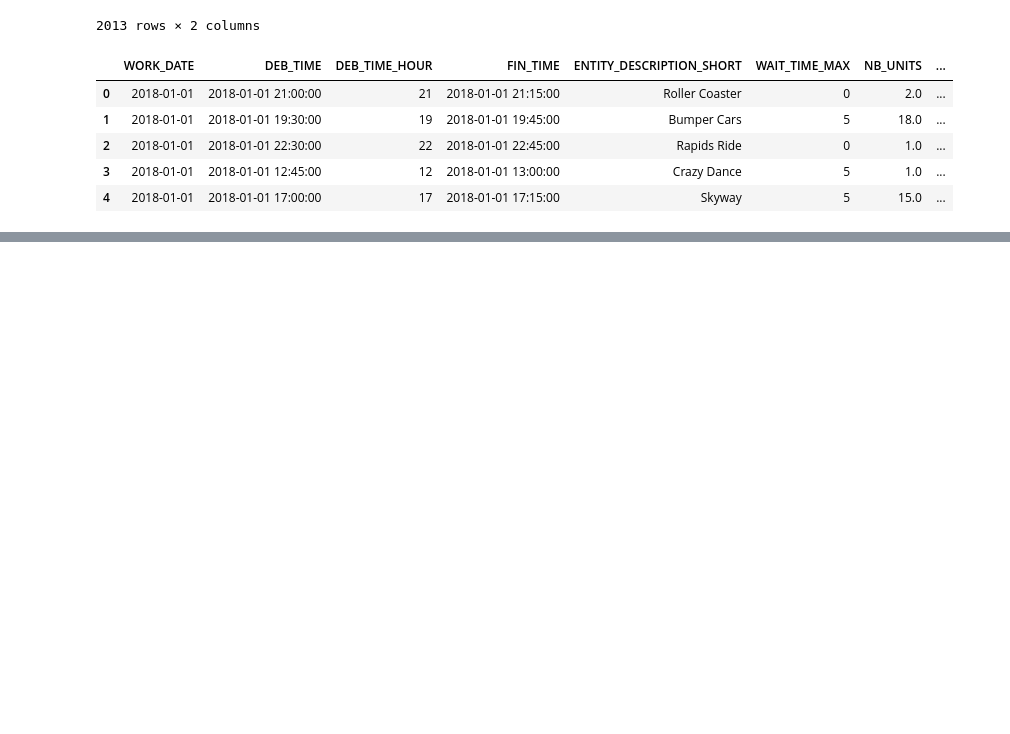
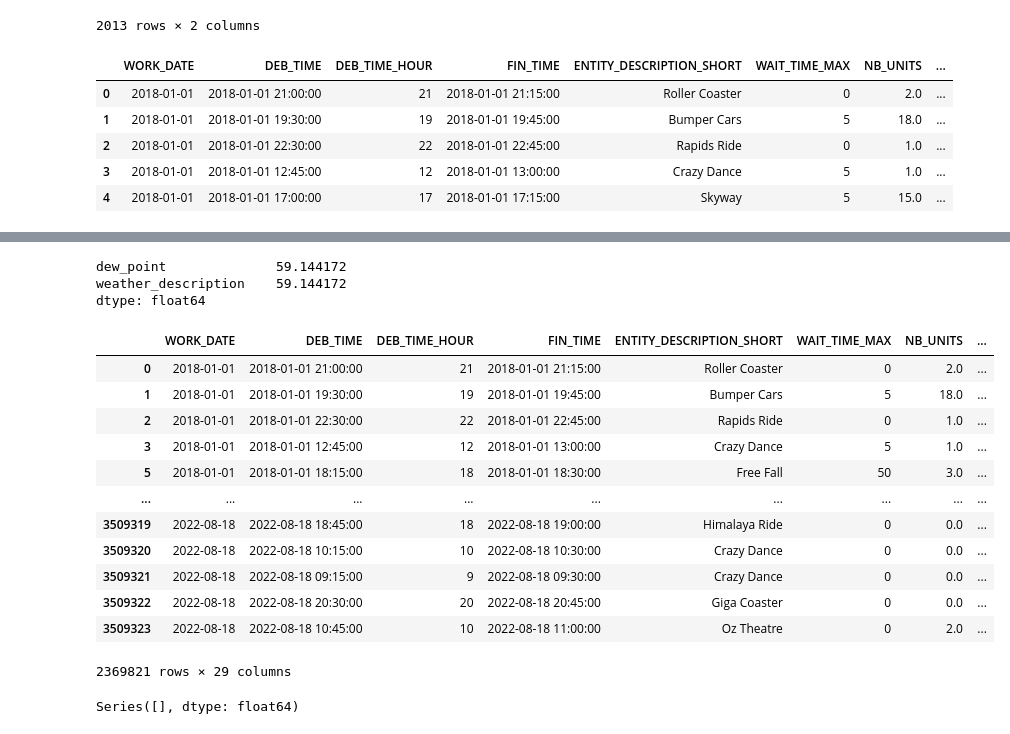
Before and after one commit to Behachee/The-Endless-Line, a Jupyter notebook: merging.ipynb, the cells around one changed output, grey strips where cells are left out. Drawn from its saved outputs; the diff is of its cells as text; code cells hidden in the pictures; blank space fills up the shorter version.

```diff
--- a/merging.ipynb
+++ b/merging.ipynb
@@ -329,0 +373,47 @@ final_df = pd.concat([merge_1[merge_1.columns.difference(numeric_cols)], numeric
+# %%
+# Inputation par 0 pour les valeurs manquantes pour attendance
+merge_1['attendance'].fillna(0, inplace=True)
+
+#Imputation de la moyenne pour les valeurs manquantes pour les autres colonnes
+merge_1['temp'].fillna(merge_1['temp'].mean(), inplace=True)
+merge_1['feels_like'].fillna(merge_1['feels_like'].mean(), inplace=True)
+merge_1['temp_min'].fillna(merge_1['temp_min'].mean(), inplace=True)
+merge_1['temp_max'].fillna(merge_1['temp_max'].mean(), inplace=True)
+merge_1['pressure'].fillna(merge_1['pressure'].mean(), inplace=True)
+merge_1['humidity'].fillna(merge_1['humidity'].mean(), inplace=True)
+merge_1['wind_speed'].fillna(merge_1['wind_speed'].mean(), inplace=True)
+merge_1['wind_deg'].fillna(merge_1['wind_deg'].mean(), inplace=True)
+merge_1['clouds_all'].fillna(merge_1['clouds_all'].mean(), inplace=True)
+merge_1['weather_main'].fillna(merge_1['clouds_all'].mean(), inplace=True)
+# %%
+#Donne moi le pourcantge de valeurs manquantes
+colonne_nulle = merge_1.isnull().mean() * 100
+colonne_nulle[colonne_nulle > 0]
+# %% [output]
+dew_point              59.144172
+weather_description    59.144172
+dtype: float64
+# %%
+# Drop dew_point, weather_description
+merge_1 = merge_1.drop(columns=['dew_point', 'weather_description'])
+merge_1
+# %% [output]
+|  | WORK_DATE | DEB_TIME | DEB_TIME_HOUR | FIN_TIME | ENTITY_DESCRIPTION_SHORT | WAIT_TIME_MAX | NB_UNITS | ... |
+| 0 | 2018-01-01 | 2018-01-01 21:00:00 | 21 | 2018-01-01 21:15:00 | Roller Coaster | 0 | 2.0 | ... |
+| 1 | 2018-01-01 | 2018-01-01 19:30:00 | 19 | 2018-01-01 19:45:00 | Bumper Cars | 5 | 18.0 | ... |
+| 2 | 2018-01-01 | 2018-01-01 22:30:00 | 22 | 2018-01-01 22:45:00 | Rapids Ride | 0 | 1.0 | ... |
+| 3 | 2018-01-01 | 2018-01-01 12:45:00 | 12 | 2018-01-01 13:00:00 | Crazy Dance | 5 | 1.0 | ... |
+| 5 | 2018-01-01 | 2018-01-01 18:15:00 | 18 | 2018-01-01 18:30:00 | Free Fall | 50 | 3.0 | ... |
+| ... | ... | ... | ... | ... | ... | ... | ... | ... |
+| 3509319 | 2022-08-18 | 2022-08-18 18:45:00 | 18 | 2022-08-18 19:00:00 | Himalaya Ride | 0 | 0.0 | ... |
+| 3509320 | 2022-08-18 | 2022-08-18 10:15:00 | 10 | 2022-08-18 10:30:00 | Crazy Dance | 0 | 0.0 | ... |
+| 3509321 | 2022-08-18 | 2022-08-18 09:15:00 | 9 | 2022-08-18 09:30:00 | Crazy Dance | 0 | 0.0 | ... |
+| 3509322 | 2022-08-18 | 2022-08-18 20:30:00 | 20 | 2022-08-18 20:45:00 | Giga Coaster | 0 | 0.0 | ... |
+| 3509323 | 2022-08-18 | 2022-08-18 10:45:00 | 10 | 2022-08-18 11:00:00 | Oz Theatre | 0 | 2.0 | ... |
+2369821 rows × 29 columns
+# %%
+#Donne moi le pourcantge de valeurs manquantes
+colonne_nulle = merge_1.isnull().mean() * 100
+colonne_nulle[colonne_nulle > 0]
+# %% [output]
+Series([], dtype: float64)
```
Also changed, not shown: parts of 9 cells of this notebook.
